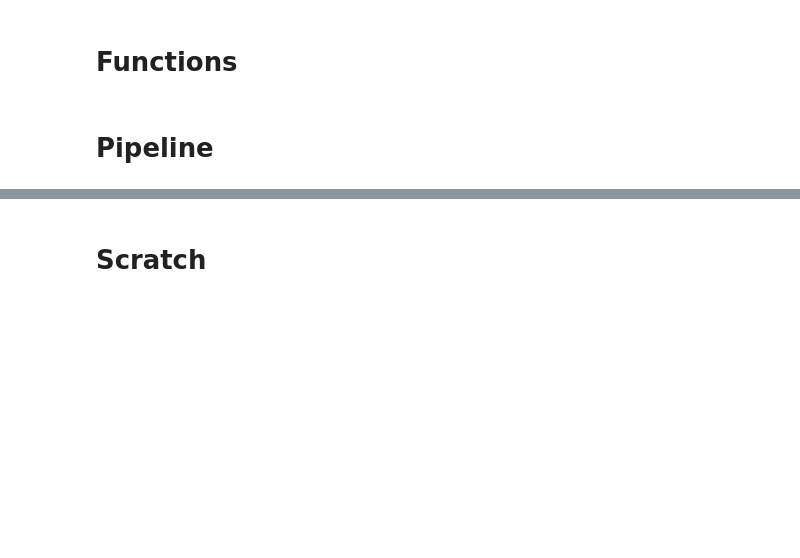
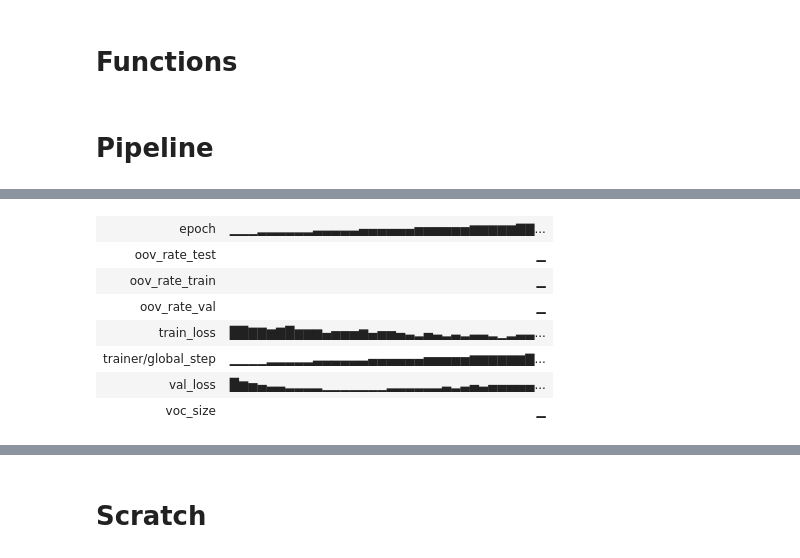
Before and after one commit to dennischenfeng/sentimental, a Jupyter notebook: model_creation/20220115_TrainingPipeline.ipynb, the cells around one changed output, grey strips where cells are left out. Cells and saved outputs as stored; diff of their text form; code cells hidden in the pictures; blank space fills up the shorter version.

Commit message:
30 trials of small-dataset LSTM

```diff
--- a/model_creation/20220115_TrainingPipeline.ipynb
+++ b/model_creation/20220115_TrainingPipeline.ipynb
@@ -274,7 +343,10 @@ def construct_model(model_config: Dict, embedding: Embedding):
 # %% [markdown]
 # Pipeline
 # %%
-def perform_run(run_config: Dict) -> None:
+def perform_run(run_config: Dict) -> float:
+    """
+    Returns the performance metric. In this case, it's val_loss
+    """
     rc = run_config
 
     df = get_raw_data(rc["data_config"]["name"])
@@ -332,3 +404,7 @@ def perform_run(run_config: Dict) -> None:
     trainer = pl.Trainer(logger=logger, **rc["trainer_config"])
     trainer.fit(model, dls["train"], dls["val"])
     wandb.finish()
+
+    return trainer.logged_metrics['val_loss']
+# %%
+study = optuna.create_study()
@@ -335,35 +413,46 @@ def perform_run(run_config: Dict) -> None:
 # %%
-run_config = dict(
-    data_config = dict(
-        name="twitter_sentiment140",
-        fractions=[0.7, 0.15, -1],
-        batch_size=64,
-        num_workers=0,  # default is 0
-    ),
-    tokenizer_config = dict(
-        tokenizer="spacy",
-        language="en_core_web_sm"
-    ),
-    embedding_dim = 100,
-    glove_embedding_config = None,  # contains keys: name, freeze_embedding
-    model_config = dict(
-        model_arch="VanillaRNN",
-        num_layers=3,
-        hidden_size=128,
-        lr=1e-3,
-        dropout=0.5,
-        layer_norm=False,
-        residual_connections=False,
-        loss_fn="MSELoss",
-    ),
-    wandb_config = dict(
-        project='scratch',
-        log_model=False
-    ),
-    trainer_config = dict(
-        max_epochs=100,
-        gpus=None,
+for i in range(30):
+    trial = study.ask()
+    trial_hparams = dict(
+        hidden_size=trial.suggest_int('hidden_size', 64, 256),
+        dropout=trial.suggest_uniform('dropout', 0.1, 0.8),
+        lr=trial.suggest_loguniform('lr', 1e-5, 1e-3),
+        num_layers=trial.suggest_categorical('num_layers', [1,2,3,4,5,6])
     )
-)
 
-perform_run(run_config)
+    run_config = dict(
+        data_config = dict(
+            name="twitter_sentiment140_random_small",
+            fractions=[0.7, 0.15, -1],
+            batch_size=64,
+            num_workers=0,  # default is 0
+        ),
+        tokenizer_config = dict(
+            tokenizer="spacy",
+            language="en_core_web_sm"
+        ),
+        embedding_dim = 100,
+        glove_embedding_config = None,  # contains keys: name, freeze_embedding
+        model_config = dict(
+            model_arch="LSTM",
+            num_layers=trial_hparams["num_layers"],
+            hidden_size=trial_hparams["hidden_size"],
+            lr=trial_hparams["lr"],
+            dropout=trial_hparams["dropout"],
+            layer_norm=False,
+            residual_connections=False,
+            loss_fn="MSELoss",
+        ),
+        wandb_config = dict(
+            project='expt2b_datasetSentiment140Small30k',
+            log_model=False
+        ),
+        trainer_config = dict(
+            max_epochs=40,
+            gpus=None,
+        )
+    )
+
+    val_loss = perform_run(run_config)
+    study.tell(trial, val_loss)
+# %% [output]
@@ -369,0 +479,8 @@ perform_run(run_config)
+| epoch | ▁▁▁▂▂▂▂▂▂▃▃▃▃▃▄▄▄▄▄▄▅▅▅▅▅▅▆▆▆▆▆▇▇... |
+| oov_rate_test | ▁ |
+| oov_rate_train | ▁ |
+| oov_rate_val | ▁ |
+| train_loss | ██▇▇▆▇█▆▆▆▄▅▅▅▆▄▅▅▄▃▂▄▃▂▃▂▃▃▂▁▂▃▃... |
+| trainer/global_step | ▁▁▁▁▂▂▂▂▂▃▃▃▃▃▃▄▄▄▄▄▄▅▅▅▅▅▆▆▆▆▆▆▇... |
+| val_loss | █▆▅▄▃▃▂▂▂▂▁▁▁▁▁▁▁▂▂▂▂▂▂▃▂▃▄▃▄▄▄▄▄... |
+| voc_size | ▁ |
```
Also changed, not shown: parts of 5 cells of this notebook.
